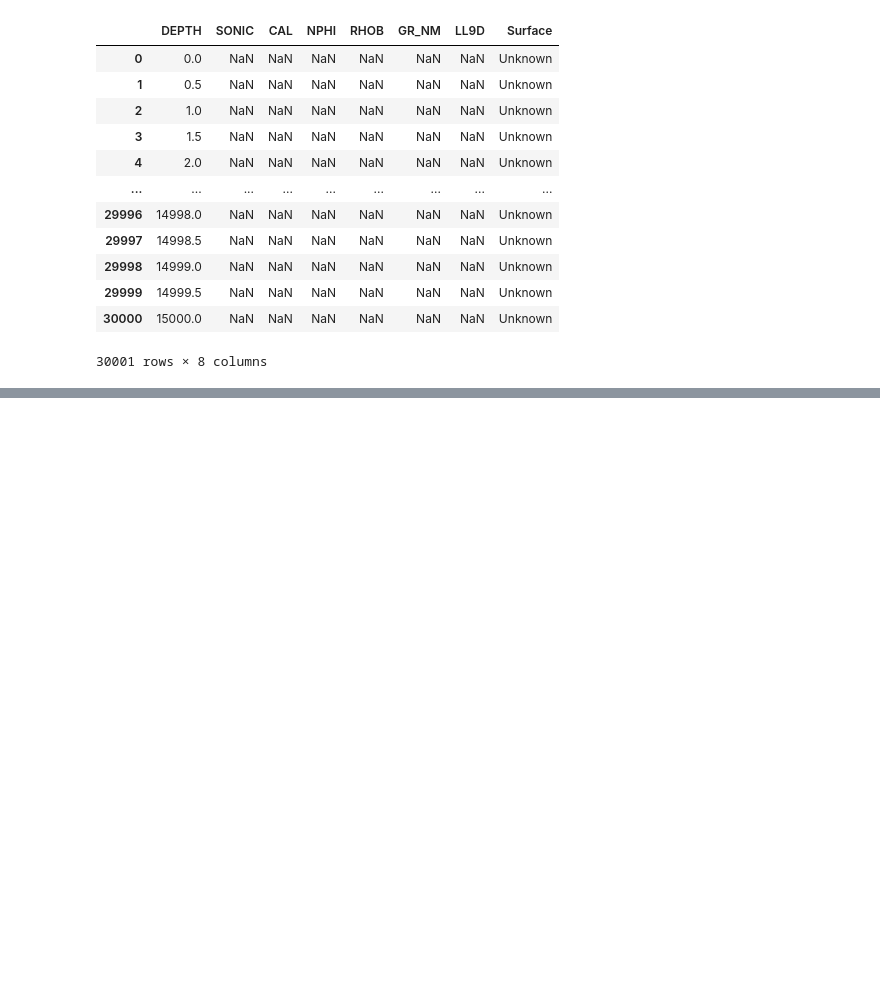
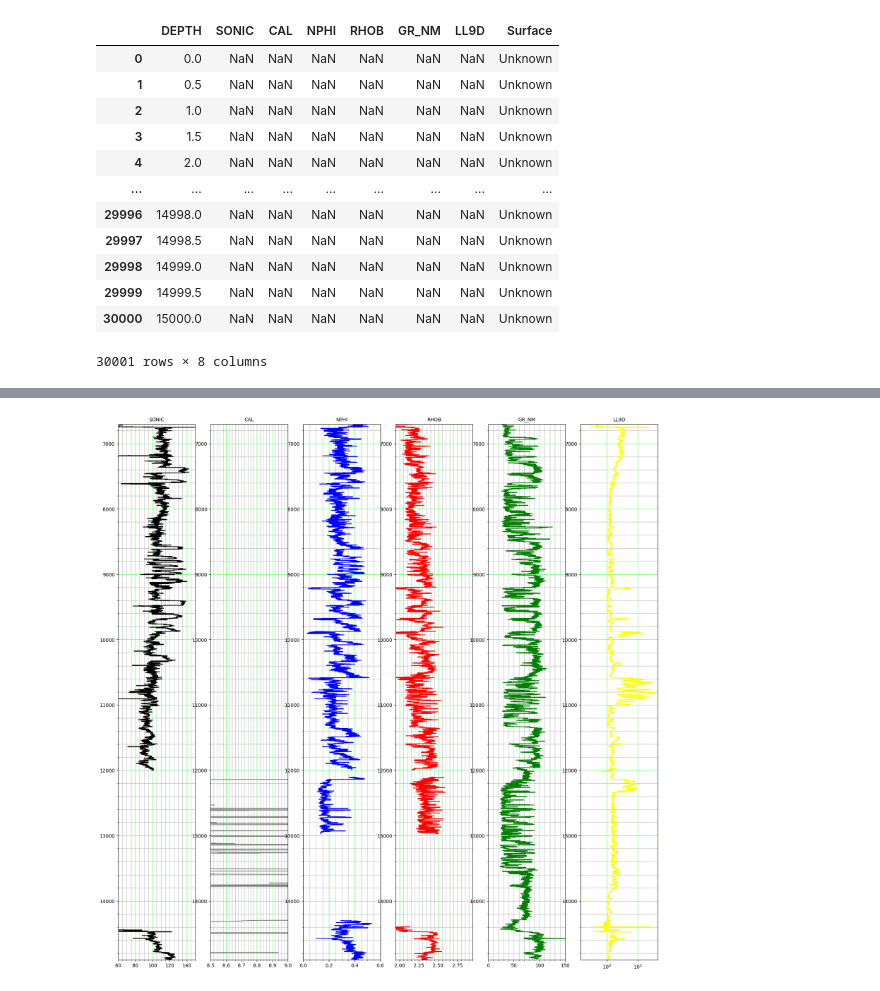
Before and after one commit to Wandeboi/Formation_Evaluation, a Jupyter notebook: formation_Evaluation.ipynb, the cells around one changed output, grey strips where cells are left out. Drawn from its saved outputs; the diff is of its cells as text; code cells hidden in the pictures; blank space fills up the shorter version.

```diff
--- a/formation_Evaluation.ipynb
+++ b/formation_Evaluation.ipynb
@@ -280,0 +281,17 @@ well_log_display(df, column_depth, column_list)
+# %%
+df = well
+column_depth = 'DEPTH'
+column_list = ['SONIC',	'CAL',	'NPHI',	'RHOB',	'GR_NM',	'LL9D']
+
+column_semilog=5
+min_depth=6700
+max_depth=14900
+column_min=[60, 8.5, 0, 1.95, 0, 0.02]
+column_max=[150, 9, 0.6, 2.95, 150, 2000]
+colors=['black', 'grey', 'blue', 'red', 'green', 'yellow']
+
+well_log_display(df, column_depth, column_list,
+                 column_semilog, min_depth,
+                 max_depth, column_min, column_max, colors)
+# %% [output]
+[figure, added]
```
Also changed, not shown: parts of 8 cells of this notebook.
